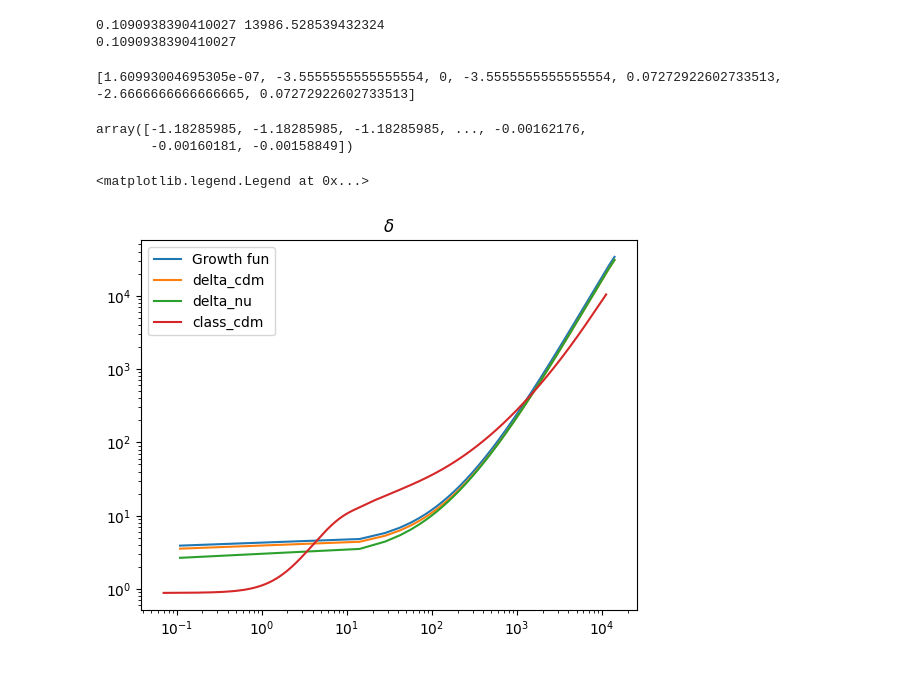
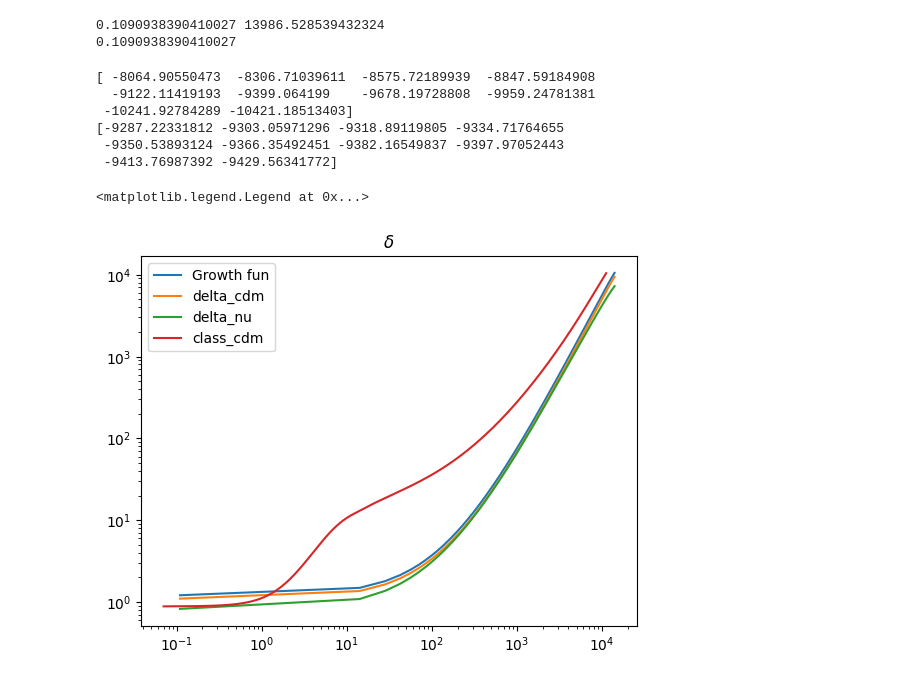
Before and after one commit to eriksteenberg/Grim-kode, a Jupyter notebook: Class shenanigens.ipynb, the cells around one changed output. Drawn from its saved outputs; the diff is of its cells as text; code cells hidden in the pictures.

```diff
--- a/Class shenanigens.ipynb
+++ b/Class shenanigens.ipynb
@@ -93,7 +93,11 @@ print(tau0)
 0.1090938390410027 13986.528539432324
 0.1090938390410027
 # %%
+C = 0.31
+k = 1
+cs = 0.01
 R_nu = 0
+
 psi = 20 * C / (15 + 4 * R_nu)
 theta_nu_0 =  0.5 * (k*k*tau[0]) * psi
 theta_cb_0 = theta_nu_0
@@ -120,9 +124,9 @@ def f1(t,y):
 
     #nabla2phi =(3/2) * (H(a) ** 2)  * Omega_M_reel *( a **2)  *  (delta)
 
-    nabla2phi = ( 3 / 2 ) * H0 * H0 * Omega_M * D / a
+    nabla2phi = ( 3 / 2 ) * H0 * H0 * Omega_M * (delta_cb+delta_nu) / (a)
 
-    D2_dt2 = - a * H(a) * D_dt +  (3 / 2) * H0 * H0 * Omega_M * D / a
+    D2_dt2 = - a * H(a) * D_dt +  (3 / 2) * H0 * H0 * Omega_M * D / (a)
 
     delta_cb_dt = - theta_cb
 
@@ -130,7 +134,7 @@ def f1(t,y):
 
     delta_nu_dt = - theta_nu
 
-    theta_nu_dt = -  a * H(a) * theta_nu - nabla2phi #- k*k * (cs*cs ) * delta_nu
+    theta_nu_dt = -  a * H(a) * theta_nu - nabla2phi - k*k * (cs*cs ) * delta_nu
 
     return [a_dt,D_dt,D2_dt2,delta_cb_dt,theta_cb_dt,delta_nu_dt,theta_nu_dt]
 
@@ -142,7 +146,7 @@ tau_span = np.array([t_start,t_end])
 D0 = delta_cb_0
 D1 = 0
 y0 = [a0,D0,D1,delta_cb_0,theta_cb_0,delta_nu_0,theta_nu_0]
-print(y0)
+#print(y0)
 tau_eval = np.linspace(t_start,t_end,1000)
 sol = sc.solve_ivp(f1,t_span=tau_span,y0 = y0,t_eval=tau_eval)
 tau = sol.t
@@ -156,28 +160,24 @@ theta_cdm = sol.y[4]
 theta_nu = sol.y[6]
 delta_cb = delta_cdm
 theta_cb = theta_cdm
+print(pts0['delta_' + "cdm"][-10:])
+print(delta_cb[-10:])
 # %% [output]
-[1.60993004695305e-07, -3.5555555555555554, 0, -3.5555555555555554, 0.07272922602733513, -2.6666666666666665, 0.07272922602733513]
+[ -8064.90550473  -8306.71039611  -8575.72189939  -8847.59184908
+  -9122.11419193  -9399.064199    -9678.19728808  -9959.24781381
+ -10241.92784289 -10421.18513403]
+[-9287.22331812 -9303.05971296 -9318.89119805 -9334.71764655
+ -9350.53893124 -9366.35492451 -9382.16549837 -9397.97052443
+ -9413.76987392 -9429.56341772]
-# %%
-delta
-# %% [output]
-array([-1.18285985, -1.18285985, -1.18285985, ..., -0.00162176,
-       -0.00160181, -0.00158849])
 # %%
-#print(a)
-#print(D_dt)
-#print(D)
-theta = - D_dt / D  * delta_cb_0
+
 plt.loglog(tau,-1.1*D, label="Growth fun")
 plt.loglog(tau,-delta_cb,label="delta_cdm")
 plt.loglog(tau,-delta_nu,label="delta_nu")
 plt.loglog(pts0['tau [Mpc]'],-pts0['delta_' + "cdm"],label="class_cdm")
 
-#print(a)
 plt.title(r"$\delta$")
 plt.legend()
-#print(sol.y)
-#plt.xlim([1e3,1e4])
 # %% [output]
 <matplotlib.legend.Legend at 0x...>
-[figure, old version]
+[figure, new version]
```
Also changed, not shown: parts of 16 cells of this notebook.
